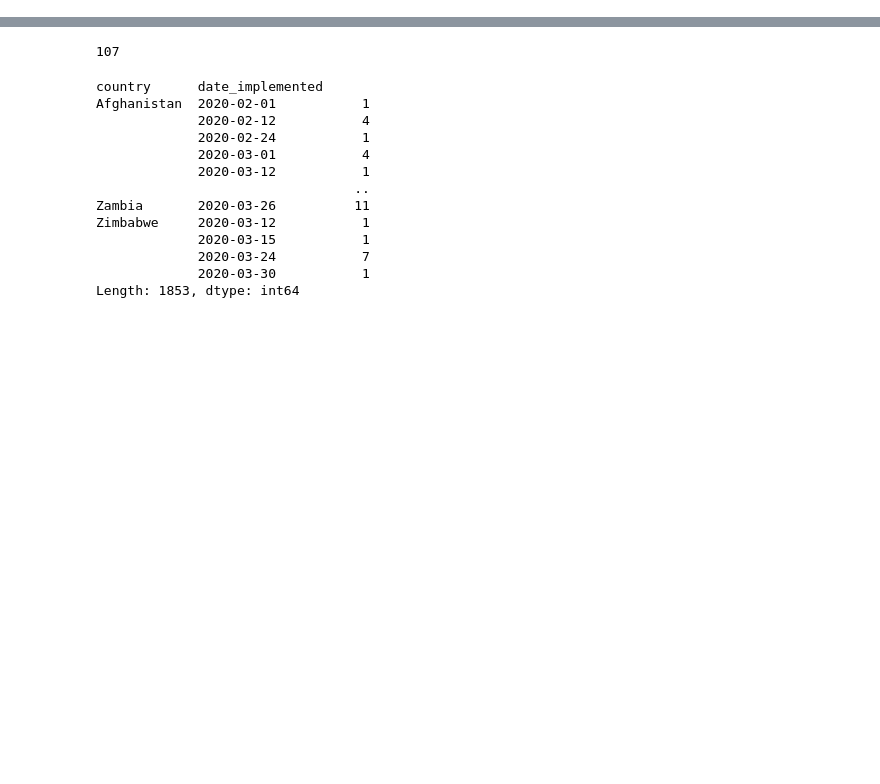
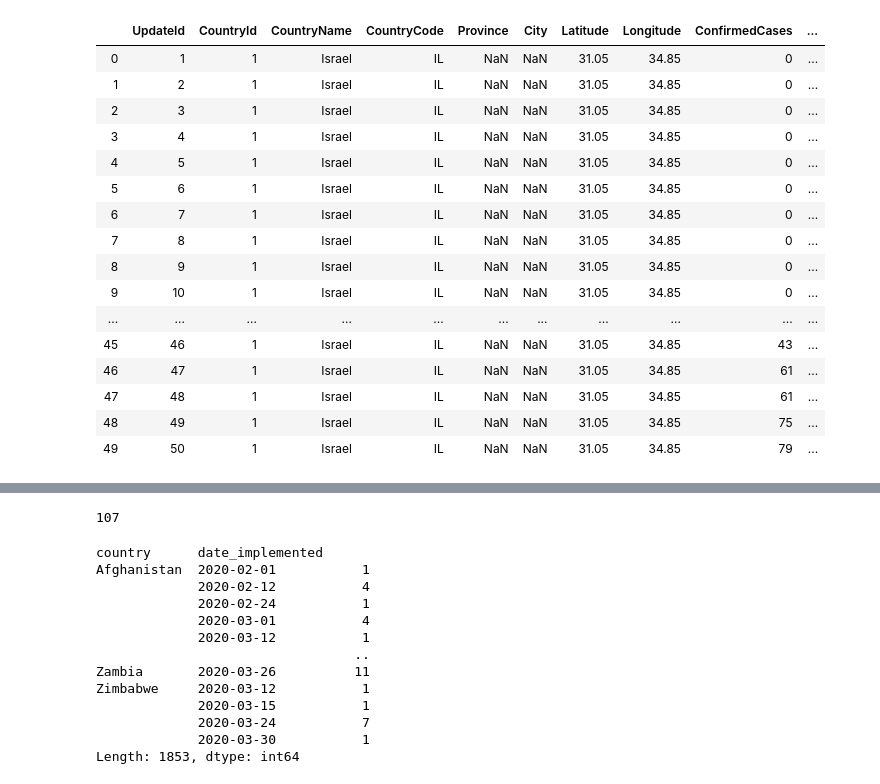
Before and after one commit to TheTeamFormallyKnownAsRunTimeTerror/CovidPredictiveModel, a Jupyter notebook: Measures.ipynb, the cells around one changed output, grey strips where cells are left out. Drawn from its saved outputs; the diff is of its cells as text; code cells hidden in the pictures; blank space fills up the shorter version.

```diff
--- a/Measures.ipynb
+++ b/Measures.ipynb
@@ -26,3 +30,23 @@ measures_per_country["date_implemented"] = pd.to_datetime(measures_per_country["
+# %%
+active_cases.head(50)
+# %% [output]
+|  | UpdateId | CountryId | CountryName | CountryCode | Province | City | Latitude | Longitude | ConfirmedCases | ... |
+| 0 | 1 | 1 | Israel | IL | NaN | NaN | 31.05 | 34.85 | 0 | ... |
+| 1 | 2 | 1 | Israel | IL | NaN | NaN | 31.05 | 34.85 | 0 | ... |
+| 2 | 3 | 1 | Israel | IL | NaN | NaN | 31.05 | 34.85 | 0 | ... |
+| 3 | 4 | 1 | Israel | IL | NaN | NaN | 31.05 | 34.85 | 0 | ... |
+| 4 | 5 | 1 | Israel | IL | NaN | NaN | 31.05 | 34.85 | 0 | ... |
+| 5 | 6 | 1 | Israel | IL | NaN | NaN | 31.05 | 34.85 | 0 | ... |
+| 6 | 7 | 1 | Israel | IL | NaN | NaN | 31.05 | 34.85 | 0 | ... |
+| 7 | 8 | 1 | Israel | IL | NaN | NaN | 31.05 | 34.85 | 0 | ... |
+| 8 | 9 | 1 | Israel | IL | NaN | NaN | 31.05 | 34.85 | 0 | ... |
+| 9 | 10 | 1 | Israel | IL | NaN | NaN | 31.05 | 34.85 | 0 | ... |
+| ... | ... | ... | ... | ... | ... | ... | ... | ... | ... | ... |
+| 45 | 46 | 1 | Israel | IL | NaN | NaN | 31.05 | 34.85 | 43 | ... |
+| 46 | 47 | 1 | Israel | IL | NaN | NaN | 31.05 | 34.85 | 61 | ... |
+| 47 | 48 | 1 | Israel | IL | NaN | NaN | 31.05 | 34.85 | 61 | ... |
+| 48 | 49 | 1 | Israel | IL | NaN | NaN | 31.05 | 34.85 | 75 | ... |
+| 49 | 50 | 1 | Israel | IL | NaN | NaN | 31.05 | 34.85 | 79 | ... |
 # %%
 measures_per_country.head()
 # %% [output]
```
Also changed, not shown: parts of 7 cells of this notebook.
